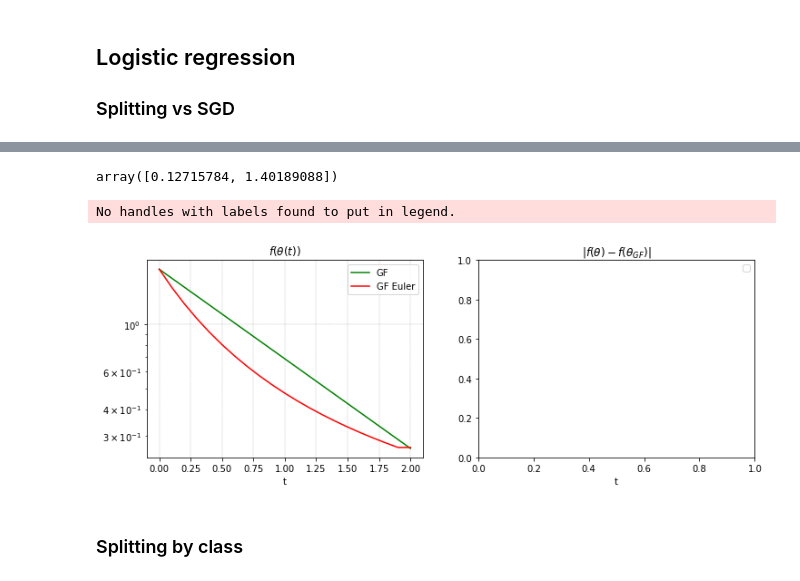
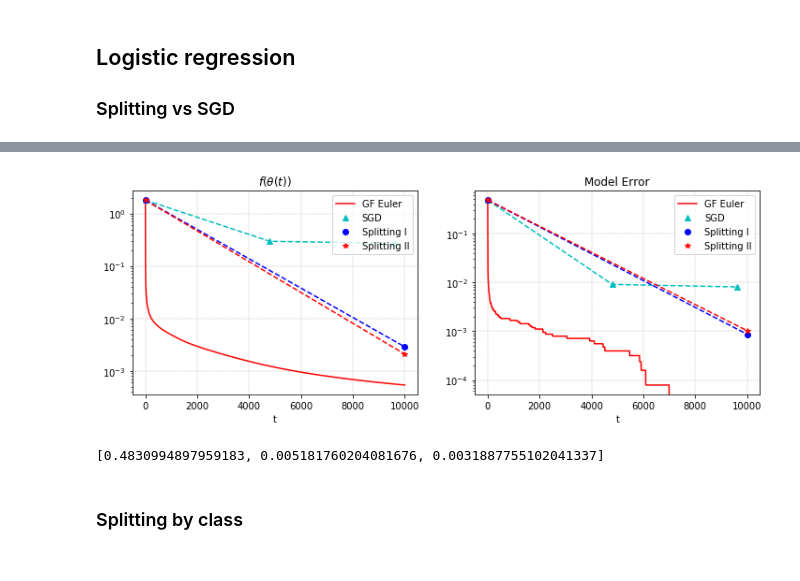
Before and after one commit to MerkulovDaniil/split-sgd, a Jupyter notebook: Code/Continious_time.ipynb, the cells around one changed output, grey strips where cells are left out. Drawn from its saved outputs; the diff is of its cells as text; code cells hidden in the pictures.

```diff
--- a/Code/Continious_time.ipynb
+++ b/Code/Continious_time.ipynb
@@ -685,8 +755,3 @@ thetas_gf, losses_gf                    = gradient_flow_trajectory(Q, R, theta_0
-# %%
-
-np.random.randn(2)
-# %% [output]
-array([0.12715784, 1.40189088])
 # %%
 from scipy.interpolate import make_interp_spline, BSpline
 
@@ -715,45 +780,61 @@ from scipy.interpolate import make_interp_spline, BSpline
 # y_spl_smooth = spl_spl(xnew)
 
 # print('🤓 Spline interpolation for Splitting II')
 # x_spl = ts_spl
 # y_spl = losses_spl2
 
 # spl_spl = make_interp_spline(x_spl, y_spl, k=3)
 # y_spl2_smooth = spl_spl(xnew)
 
 fig, axs = plt.subplots(1, 2, figsize=(12, 4))
-axs[0].semilogy(ts_gf,      losses_gf, 'g', label = 'GF')
+# axs[0].semilogy(ts_gf,      losses_gf, 'g', label = 'GF')
 axs[0].semilogy(ts_gf_eu,   losses_gf_eu, 'r', label = 'GF Euler')
-# axs[0].semilogy(ts_sgd,     losses_sgd, 'c^', label = 'SGD')
-# axs[0].semilogy(ts_sgd,     losses_sgd, 'c--')
-# axs[0].semilogy(ts_spl,     losses_spl, 'bo', label = 'Splitting I')
-# axs[0].semilogy(ts_spl,     losses_spl, 'b--')
-# axs[0].semilogy(ts_spl,     losses_spl2, 'r*', label = 'Splitting II')
-# axs[0].semilogy(ts_spl,     losses_spl2, 'r--')
+axs[0].semilogy(ts_sgd,     losses_sgd, 'c^', label = 'SGD')
+axs[0].semilogy(ts_sgd,     losses_sgd, 'c--')
+axs[0].semilogy(ts_spl,     losses_spl, 'bo', label = 'Splitting I')
+axs[0].semilogy(ts_spl,     losses_spl, 'b--')
+axs[0].semilogy(ts_spl,     losses_spl2, 'r*', label = 'Splitting II')
+axs[0].semilogy(ts_spl,     losses_spl2, 'r--')
 axs[0].grid(True, linestyle='--', linewidth=0.4)
 # plt.grid()
 axs[0].set_xlabel('t')
 axs[0].set_title(r'$f\left(\theta(t)\right)$')
 axs[0].legend()
+
+axs[1].semilogy(ts_gf_eu[::10], errors_gf_eu, 'r', label = 'GF Euler')
+axs[1].semilogy(ts_sgd, errors_sgd, 'c^', label = 'SGD')
+axs[1].semilogy(ts_sgd, errors_sgd, 'c--')
+axs[1].semilogy(ts_spl, errors_spl, 'bo', label = 'Splitting I')
+axs[1].semilogy(ts_spl, errors_spl, 'b--')
+axs[1].semilogy(ts_spl, errors_spl2, 'r*', label = 'Splitting II')
+axs[1].semilogy(ts_spl, errors_spl2, 'r--')
+axs[1].grid(True, linestyle='--', linewidth=0.4)
+# plt.grid()
+axs[1].set_xlabel('t')
+axs[1].set_title(r'Model Error')
+axs[1].legend()
 
 # axs[1].semilogy(xnew[1:], np.abs(np.array(y_sgd_smooth[1:]) - np.array(y_gf_smooth[1:])), 'c^', label = 'SGD')
 # axs[1].semilogy(xnew[1:], np.abs(np.array(y_sgd_smooth[1:]) - np.array(y_gf_smooth[1:])), 'c--')
 # axs[1].semilogy(xnew[1:], np.abs(np.array(y_spl_smooth[1:]) - np.array(y_gf_smooth[1:])), 'bo', label = 'Splitting I')
 # axs[1].semilogy(xnew[1:], np.abs(np.array(y_spl_smooth[1:]) - np.array(y_gf_smooth[1:])), 'b--')
 # axs[1].semilogy(xnew[1:], np.abs(np.array(y_spl2_smooth[1:]) - np.array(y_gf_smooth[1:])), 'r*', label = 'Splitting II')
 # axs[1].semilogy(xnew[1:], np.abs(np.array(y_spl2_smooth[1:]) - np.array(y_gf_smooth[1:])), 'r--')
 # axs[1].grid(True, linestyle='--', linewidth=0.4)
 # plt.grid()
-axs[1].set_xlabel('t')
-axs[1].set_title(r'$\|f(\theta) - f(\theta_{GF})\|$')
-axs[1].legend()
+# axs[1].set_xlabel('t')
+# axs[1].set_title(r'$\|f(\theta) - f(\theta_{GF})\|$')
+# axs[1].legend()
 
 # plt.savefig('sgd_split_step_n{}.svg'.format(epsilon))
 plt.savefig('ct_logreg.pdf')
 plt.show()
 # %% [output]
-No handles with labels found to put in legend.
-[figure, old version]
+[figure, new version]
+# %%
+errors_sgd
+# %% [output]
+[0.4830994897959183, 0.005181760204081676, 0.0031887755102041337]
 # %% [markdown]
 ### Splitting by class
 # %%
```
Also changed, not shown: parts of 6 cells of this notebook.
